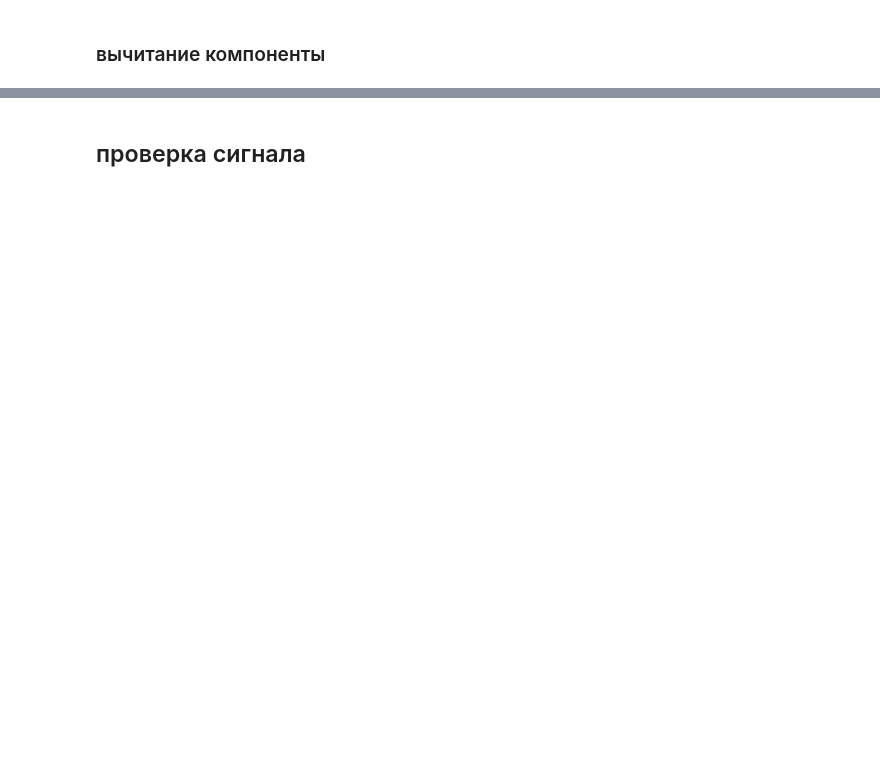
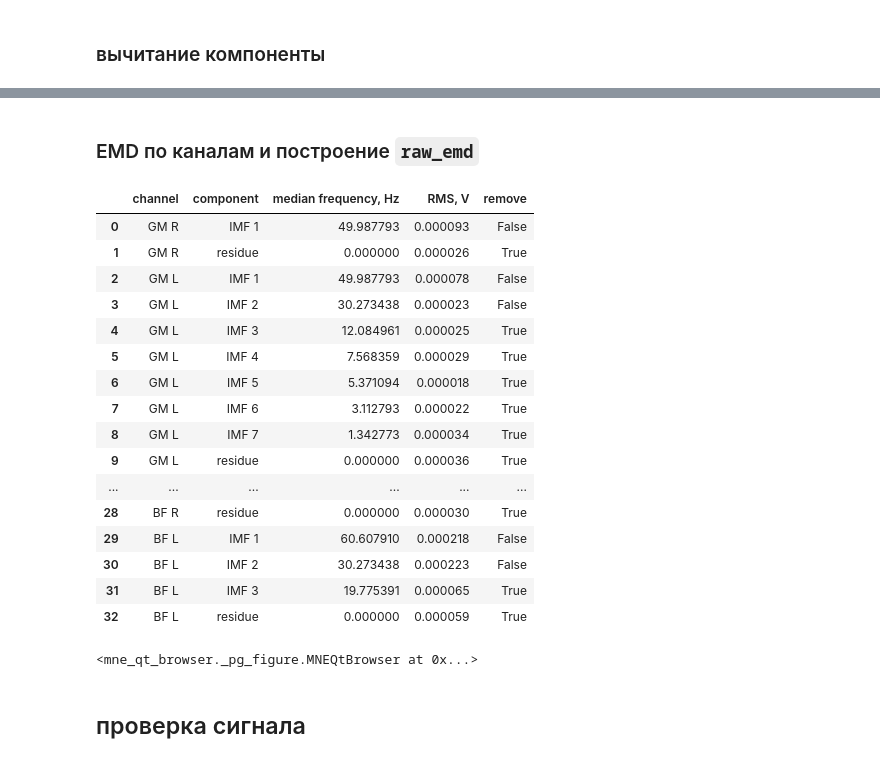
Before and after one commit to violaxanthin/emg_artifacts_filter, a Jupyter notebook: notebooks/emg_artifacts_filter_main.ipynb, the cells around one changed output, grey strips where cells are left out. Cells and saved outputs as stored; diff of their text form; code cells hidden in the pictures; blank space fills up the shorter version.

```diff
--- a/notebooks/emg_artifacts_filter_main.ipynb
+++ b/notebooks/emg_artifacts_filter_main.ipynb
@@ -399,3 +594,80 @@ raw_ged.plot(**emg_browser_kwargs)
+# %% [markdown]
+### EMD по каналам и построение `raw_emd`
+# %%
+emd_artifact_lowrate = []
+emd_summary_rows = []
+
+for channel_index, channel in enumerate(analysis_channels):
+    (
+        model_data, imfs, residue, median_frequencies,
+        remove_imfs, artifact_lowrate,
+    ) = decompose_emd_channel(emg_data[channel_index])
+    emd_artifact_lowrate.append(artifact_lowrate)
+
+    for imf_index, (imf, median_frequency, remove) in enumerate(
+        zip(imfs, median_frequencies, remove_imfs), start=1
+    ):
+        emd_summary_rows.append({
+            "channel": channel,
+            "component": f"IMF {imf_index}",
+            "median frequency, Hz": median_frequency,
+            "RMS, V": emd_rms(imf),
+            "remove": bool(remove),
+        })
+    emd_summary_rows.append({
+        "channel": channel,
+        "component": "residue",
+        "median frequency, Hz": 0.0,
+        "RMS, V": emd_rms(residue),
+        "remove": True,
+    })
+
+emd_artifact_lowrate = np.asarray(emd_artifact_lowrate)
+emd_artifact_model = signal.resample_poly(
+    emd_artifact_lowrate, up=emd_downsample, down=1, axis=1
+)
+if emd_artifact_model.shape[1] < raw_base.n_times:
+    missing = raw_base.n_times - emd_artifact_model.shape[1]
+    emd_artifact_model = np.pad(
+        emd_artifact_model, ((0, 0), (0, missing)), mode="edge"
+    )
+emd_artifact_model = emd_artifact_model[:, :raw_base.n_times]
+emd_clean_data = emg_data - emd_artifact_model
+
+raw_emd = raw_base.copy().load_data()
+emd_indices = [raw_emd.ch_names.index(channel) for channel in analysis_channels]
+raw_emd._data[emd_indices] = emd_clean_data
+emd_summary = pd.DataFrame(emd_summary_rows)
+
+assert emd_clean_data.shape == emg_data.shape
+assert np.isfinite(emd_clean_data).all()
+assert np.array_equal(
+    raw_emd.get_data(picks=excluded_channels),
+    raw_base.get_data(picks=excluded_channels),
+)
+assert emd_summary.groupby("channel")["remove"].any().all()
+assert emd_summary[emd_summary["component"] != "residue"].groupby("channel")["remove"].apply(lambda values: (~values).any()).all()
+display(emd_summary)
+raw_emd.plot(**emg_browser_kwargs)
+# %% [output]
+|  | channel | component | median frequency, Hz | RMS, V | remove |
+| 0 | GM R | IMF 1 | 49.987793 | 0.000093 | False |
+| 1 | GM R | residue | 0.000000 | 0.000026 | True |
+| 2 | GM L | IMF 1 | 49.987793 | 0.000078 | False |
+| 3 | GM L | IMF 2 | 30.273438 | 0.000023 | False |
+| 4 | GM L | IMF 3 | 12.084961 | 0.000025 | True |
+| 5 | GM L | IMF 4 | 7.568359 | 0.000029 | True |
+| 6 | GM L | IMF 5 | 5.371094 | 0.000018 | True |
+| 7 | GM L | IMF 6 | 3.112793 | 0.000022 | True |
+| 8 | GM L | IMF 7 | 1.342773 | 0.000034 | True |
+| 9 | GM L | residue | 0.000000 | 0.000036 | True |
+| ... | ... | ... | ... | ... | ... |
+| 28 | BF R | residue | 0.000000 | 0.000030 | True |
+| 29 | BF L | IMF 1 | 60.607910 | 0.000218 | False |
+| 30 | BF L | IMF 2 | 30.273438 | 0.000223 | False |
+| 31 | BF L | IMF 3 | 19.775391 | 0.000065 | True |
+| 32 | BF L | residue | 0.000000 | 0.000059 | True |
+<mne_qt_browser._pg_figure.MNEQtBrowser at 0x...>
 # %% [markdown]
 ## проверка сигнала
 # %%
```
Also changed, not shown: parts of 31 cells of this notebook, 1 other file.
